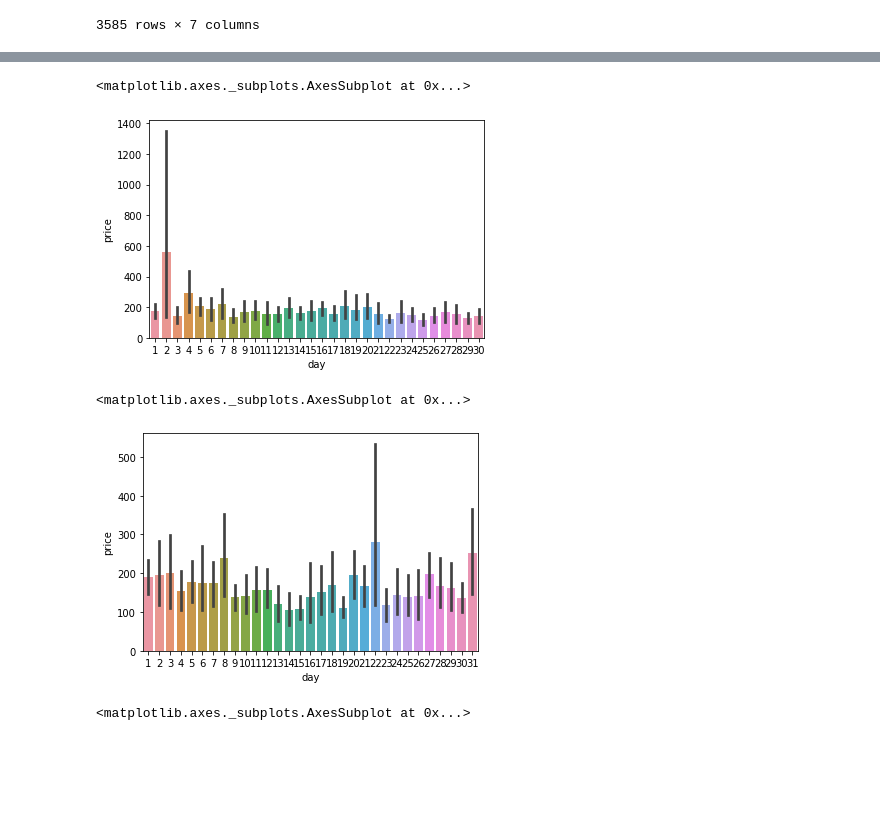
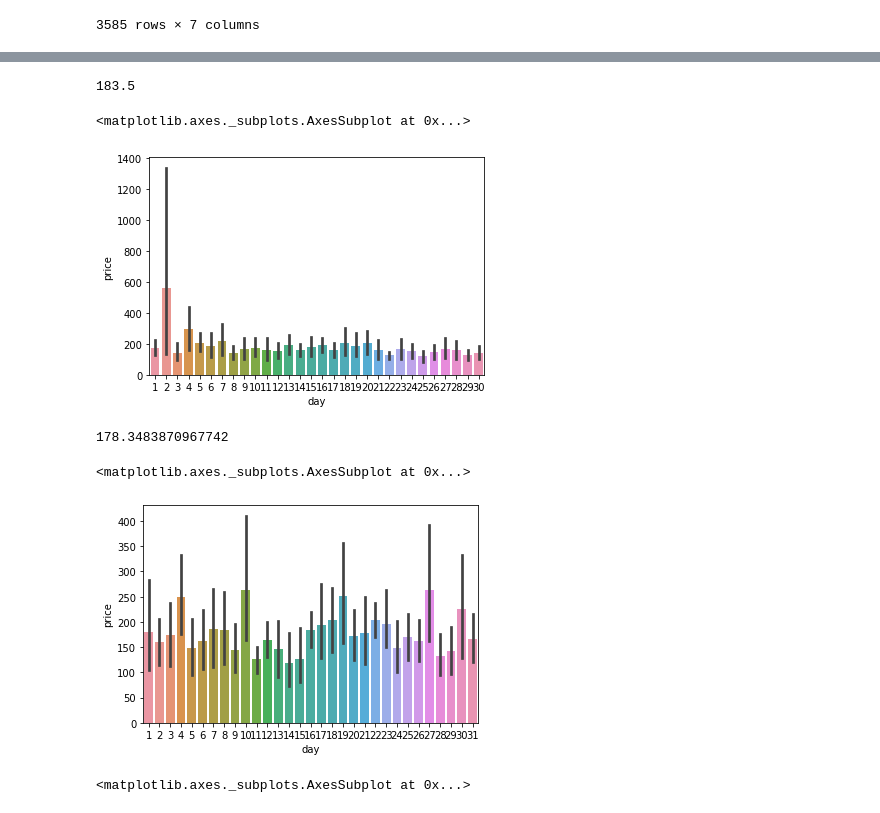
Before and after one commit to etwilliams28/Boston_Airbnb_Blog, a Jupyter notebook: data_analysis_boston.ipynb, the cells around one changed output, grey strips where cells are left out. Cells and saved outputs as stored; diff of their text form; code cells hidden in the pictures; blank space fills up the shorter version.

```diff
--- a/data_analysis_boston.ipynb
+++ b/data_analysis_boston.ipynb
@@ -112,5 +115,5 @@ listings['price'] = listings['price'].astype(float)
 # %%
 calender_date = calender[['date','available','listing_id']]
 listings_price = listings[['price']]
-df_price_query = pd.concat([calender_date, listings_price], axis=1)
+df_time_query = pd.concat([calender_date, listings_price], axis=1)
 # %%
@@ -131,8 +134,8 @@ print(df_price_query.sort_values(by=['date'], ascending=False))
 
 [1308890 rows x 4 columns]
 # %%
-df_price_query = df_price_query.dropna(subset=['listing_id',"price"], axis=0)
-df_price_query
+df_time_query = df_time_query.dropna(subset=['listing_id',"price"], axis=0)
+df_time_query
 # %% [output]
 |  | date | available | listing_id | price |
 | 0 | 2017-09-05 | f | 12147973 | 250.0 |
@@ -154,4 +153,4 @@ df_price_query
 # %%
-df_price_query['listing_id'] = df_price_query['listing_id'].astype(int)
-df_price_query['price'] = df_price_query['price'].astype(float)
+df_time_query['listing_id'] = df_time_query['listing_id'].astype(int)
+df_time_query['price'] = df_time_query['price'].astype(float)
 # %%
@@ -273,10 +292,10 @@ price_timeline.plot(kind='line')
 # %% [markdown]
 <b>The chart above shows spike at the end of January and at the Beginnning of June. This shows that time of year does have an effect in Boston Airbnb pricing.</b>
 # %%
-df_price_query['month'] = pd.DatetimeIndex(df_price_query['date']).month
-df_price_query['day'] = pd.DatetimeIndex(df_price_query['date']).day
-df_price_query['year'] = pd.DatetimeIndex(df_price_query['date']).year
-df_price_query
+df_time_query['month'] = pd.DatetimeIndex(df_time_query['date']).month
+df_time_query['day'] = pd.DatetimeIndex(df_time_query['date']).day
+df_time_query['year'] = pd.DatetimeIndex(df_time_query['date']).year
+df_time_query
 # %% [output]
 |  | date | available | listing_id | price | month | day | year |
 | 0 | 2017-09-05 | f | 12147973 | 250.0 | 9 | 5 | 2017 |
@@ -294,13 +431,17 @@ df_price_query
 # %%
-june = df_price_query[df_price_query['month'] == 6]
-sns.barplot(data=june, x='day',y='price')
+jun = df_time_query[df_time_query['month'] == 6 ]
+print(jun.price.mean())
+sns.barplot(data=jun, x='day',y='price')
 # %% [output]
-<matplotlib.axes._subplots.AxesSubplot at 0x...>
+183.5
+<matplotlib.axes._subplots.AxesSubplot at 0x...>
-[figure, old version]
+[figure, new version]
 # %%
-aug = df_price_query[df_price_query['month'] == 8]
-sns.barplot(data=aug, x='day',y='price')
+july = df_time_query[df_time_query['month'] == 7]
+print(july.price.mean())
+sns.barplot(data=july, x='day',y='price')
 # %% [output]
-<matplotlib.axes._subplots.AxesSubplot at 0x...>
+178.3483870967742
+<matplotlib.axes._subplots.AxesSubplot at 0x...>
-[figure, old version]
+[figure, new version]
 # %%
```
Also changed, not shown: parts of 85 cells of this notebook, 10 other files.
